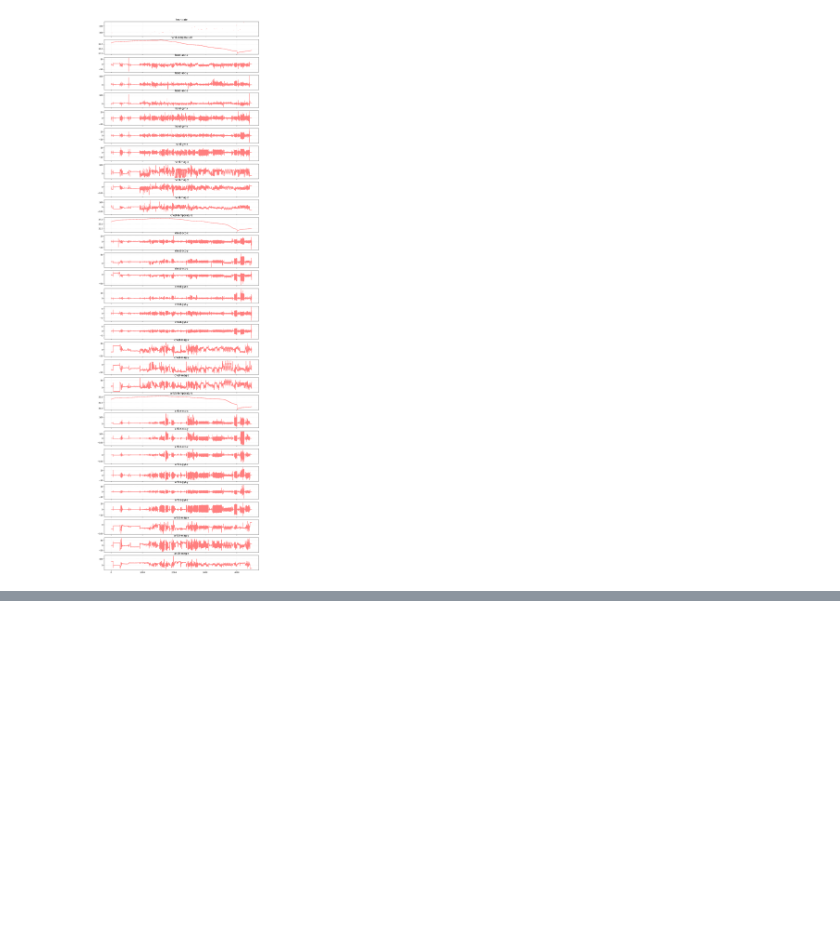
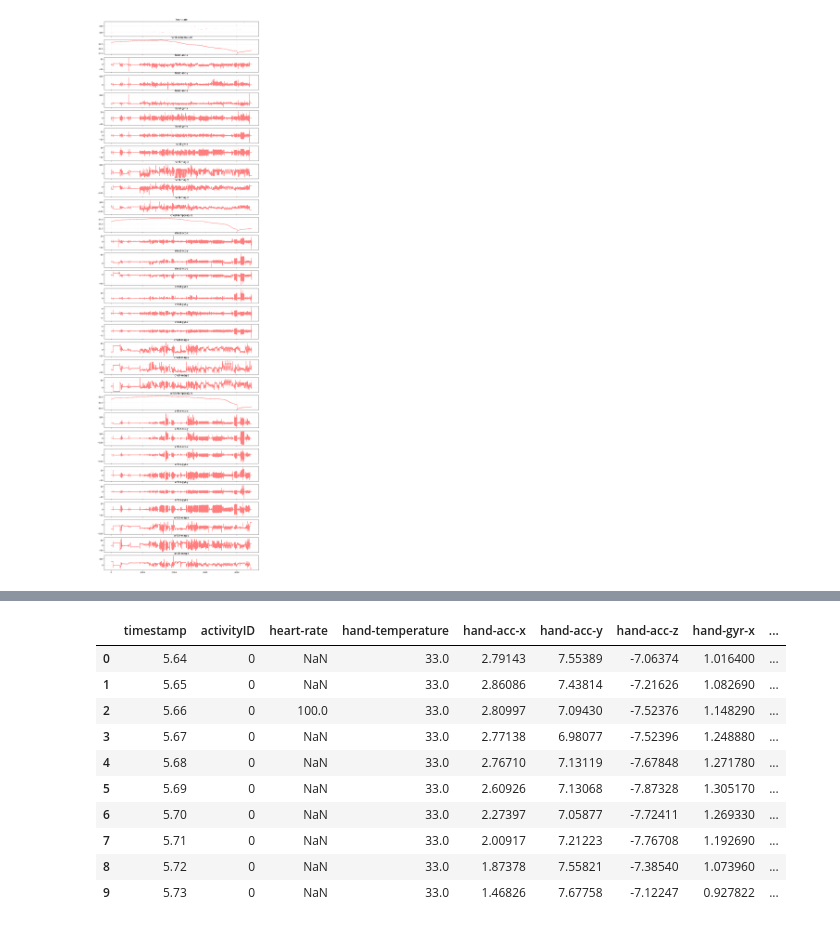
Before and after one commit to zivyo/human-activity-classification, a Jupyter notebook: HAR_classifictaion.ipynb, the cells around one changed output, grey strips where cells are left out. Saved outputs shown, nothing was run; the diff lists cells and outputs as text; code cells hidden in the pictures; blank space fills up the shorter version.

```diff
--- a/HAR_classifictaion.ipynb
+++ b/HAR_classifictaion.ipynb
@@ -302,0 +359,14 @@ plt.show()
+# %%
+df_2.iloc[:10, :10]
+# %% [output]
+|  | timestamp | activityID | heart-rate | hand-temperature | hand-acc-x | hand-acc-y | hand-acc-z | hand-gyr-x | ... |
+| 0 | 5.64 | 0 | NaN | 33.0 | 2.79143 | 7.55389 | -7.06374 | 1.016400 | ... |
+| 1 | 5.65 | 0 | NaN | 33.0 | 2.86086 | 7.43814 | -7.21626 | 1.082690 | ... |
+| 2 | 5.66 | 0 | 100.0 | 33.0 | 2.80997 | 7.09430 | -7.52376 | 1.148290 | ... |
+| 3 | 5.67 | 0 | NaN | 33.0 | 2.77138 | 6.98077 | -7.52396 | 1.248880 | ... |
+| 4 | 5.68 | 0 | NaN | 33.0 | 2.76710 | 7.13119 | -7.67848 | 1.271780 | ... |
+| 5 | 5.69 | 0 | NaN | 33.0 | 2.60926 | 7.13068 | -7.87328 | 1.305170 | ... |
+| 6 | 5.70 | 0 | NaN | 33.0 | 2.27397 | 7.05877 | -7.72411 | 1.269330 | ... |
+| 7 | 5.71 | 0 | NaN | 33.0 | 2.00917 | 7.21223 | -7.76708 | 1.192690 | ... |
+| 8 | 5.72 | 0 | NaN | 33.0 | 1.87378 | 7.55821 | -7.38540 | 1.073960 | ... |
+| 9 | 5.73 | 0 | NaN | 33.0 | 1.46826 | 7.67758 | -7.12247 | 0.927822 | ... |
```
Also changed, not shown: parts of 10 cells of this notebook.
